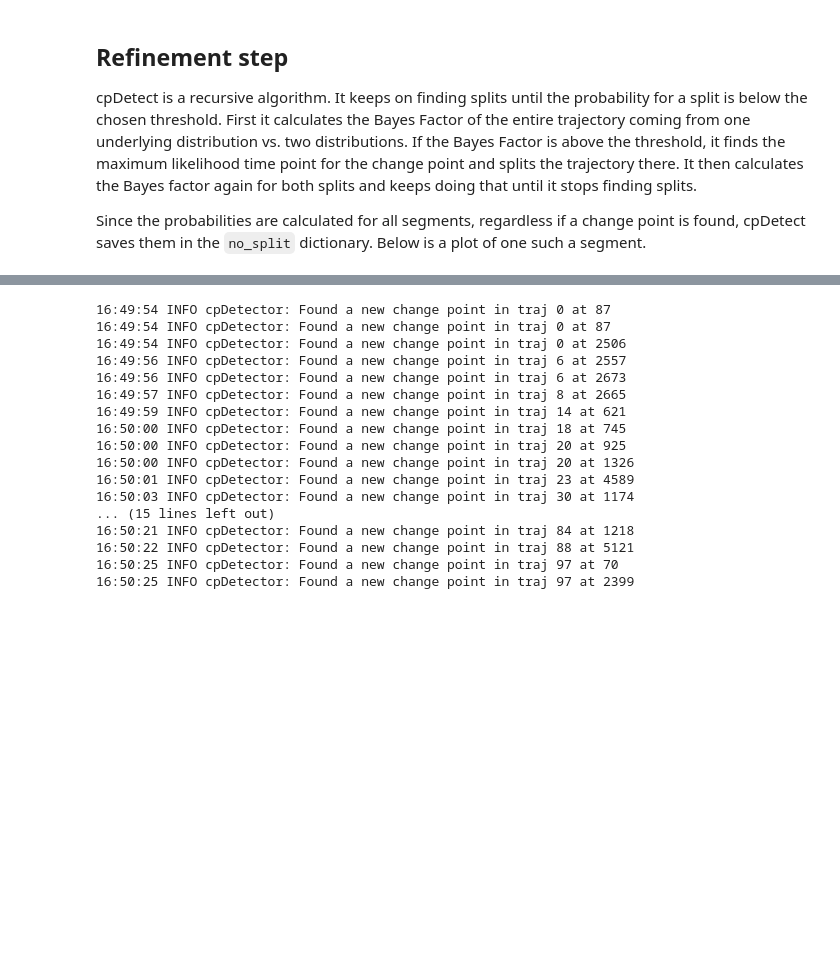
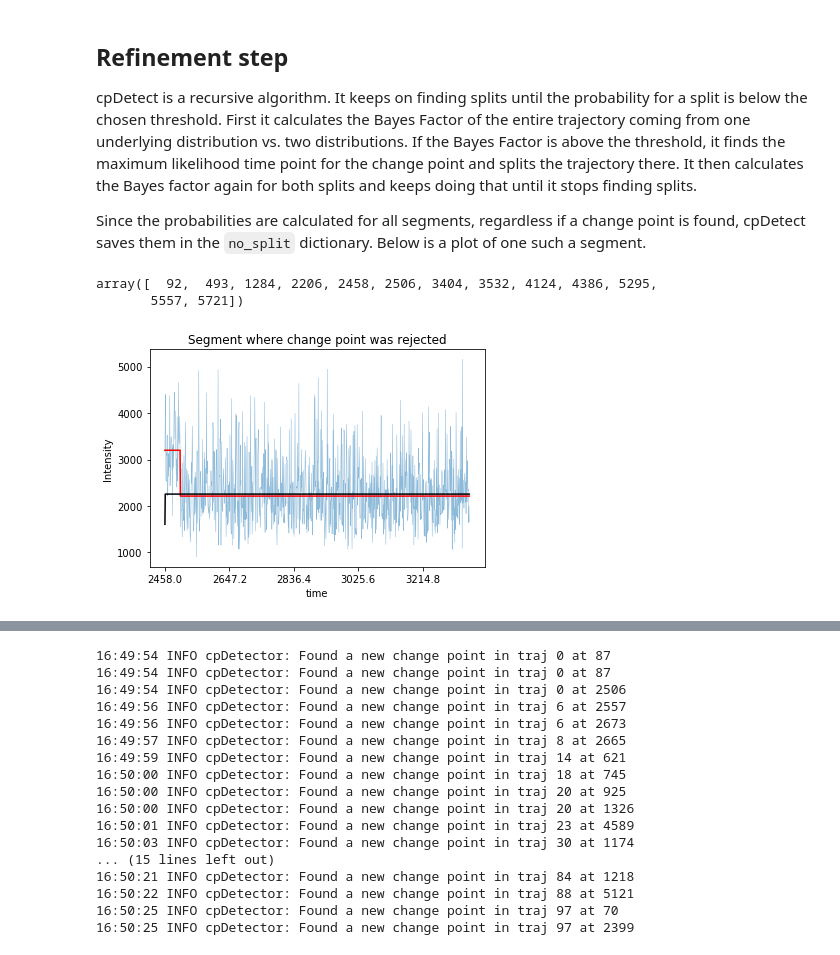
Before and after one commit to choderalab/cpdetect, a Jupyter notebook: examples/refinement.ipynb, the cells around one changed output, grey strips where cells are left out. Cells and saved outputs as stored; diff of their text form; code cells hidden in the pictures; blank space fills up the shorter version.

```diff
--- a/examples/refinement.ipynb
+++ b/examples/refinement.ipynb
@@ -100,3 +100,18 @@ True Negative is set to 0.
 cpDetect is a recursive algorithm. It keeps on finding splits until the probability for a split is below the chosen threshold. First it calculates the Bayes Factor of the entire trajectory coming from one underlying distribution vs. two distributions. If the Bayes Factor is above the threshold, it finds the maximum likelihood time point for the change point and splits the trajectory there. It then calculates the Bayes factor again for both splits and keeps doing that until it stops finding splits.
 
 Since the probabilities are calculated for all segments, regardless if a change point is found, cpDetect saves them in the `no_split` dictionary. Below is a plot of one such a segment.
+# %%
+true_ts['traj_0']
+# %% [output]
+array([  92,  493, 1284, 2206, 2458, 2506, 3404, 3532, 4124, 4386, 5295,
+       5557, 5721])
+# %%
+plt.plot(trajs[0][2458:3404], alpha=0.5, linewidth=0.5)
+plt.plot(step['traj_0'][2458:3404], 'r')
+plt.xticks([0, 200, 400, 600, 800], list(np.linspace(2458, 3404, 6)));
+plt.plot(detector.step_function['traj_0'][2458:3404], 'black')
+plt.xlabel('time')
+plt.ylabel('Intensity')
+plt.title('Segment where change point was rejected');
+# %% [output]
+[figure, added]
```
Also changed, not shown: parts of 8 cells of this notebook.
